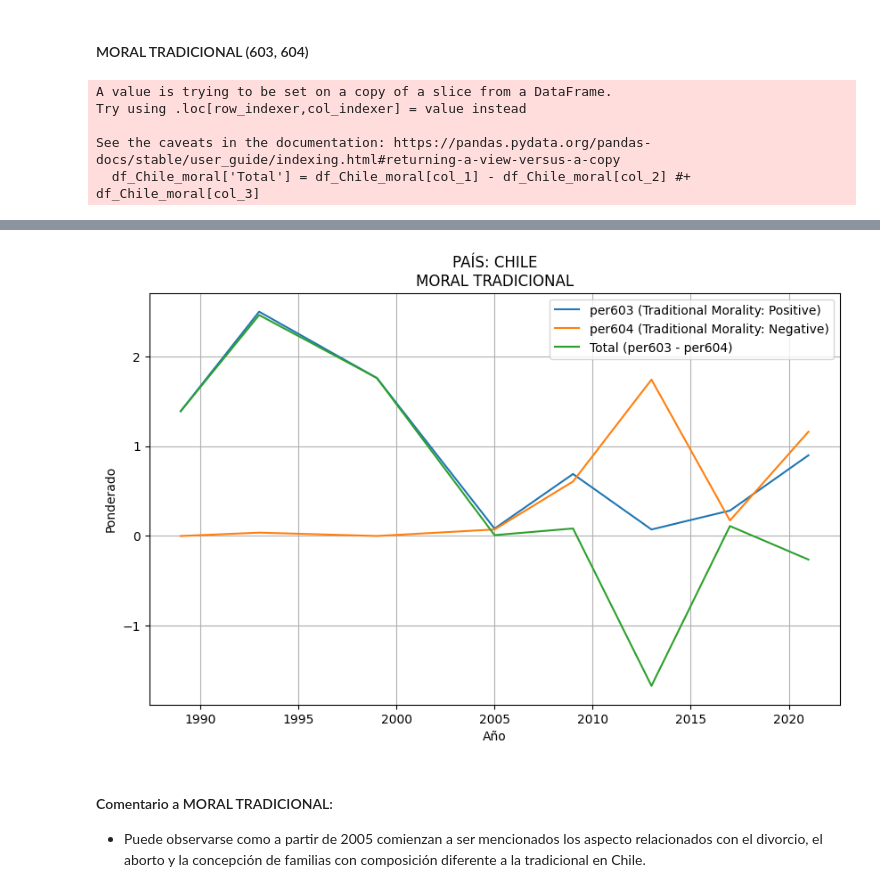
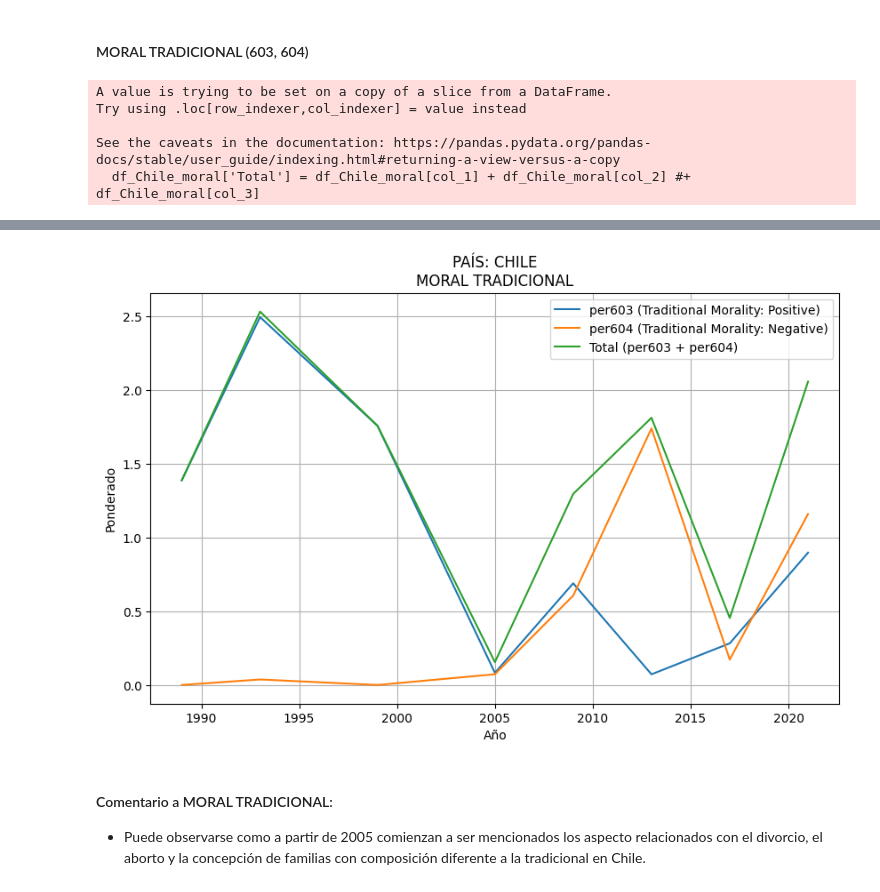
Before and after one commit to MatiasBunsterRaby/Capstone_git, a Jupyter notebook: notebooks/Pruebas_Chile.ipynb, the cells around one changed output, grey strips where cells are left out. Saved outputs shown, nothing was run; the diff lists cells and outputs as text; code cells hidden in the pictures.

```diff
--- a/notebooks/Pruebas_Chile.ipynb
+++ b/notebooks/Pruebas_Chile.ipynb
@@ -180,7 +180,7 @@ col_3 = 'per304'
 df_Chile_orden = df_Chile_ponderado[['agno', col_1, col_2, col_3]]
 
 # Add a new column 'Total' with the sum of columns
-df_Chile_orden['Total'] = df_Chile_orden[col_1] - df_Chile_orden[col_2] + df_Chile_orden[col_3]
+df_Chile_orden['Total'] = df_Chile_orden[col_1] + df_Chile_orden[col_2] + df_Chile_orden[col_3]
 
 # Get the column names excluding 'agno'
 columns_to_lookup = df_Chile_orden.columns[df_Chile_orden.columns != 'agno']
@@ -215,7 +215,7 @@ plt.plot(df_Chile_orden['agno'], df_Chile_orden['Total'], label=label_total)
 
 plt.xlabel('Año')
 plt.ylabel('Ponderado')
-plt.title(f'PAÍS: CHILE\n{tema} ({col_1} - {col_2} + {col_3})')
+plt.title(f'PAÍS: CHILE\n{tema} ({col_1} + {col_2} + {col_3})')
 plt.legend()
 plt.grid(True)
 plt.show()
@@ -307,7 +307,7 @@ col_2 = 'per608_3'
 df_Chile_poriginarios = df_Chile_ponderado[['agno', col_1, col_2]]
 
 # Add a new column 'Total' with the sum of columns
-df_Chile_poriginarios['Total'] = df_Chile_poriginarios[col_1] - df_Chile_poriginarios[col_2]
+df_Chile_poriginarios['Total'] = df_Chile_poriginarios[col_1] + df_Chile_poriginarios[col_2]
 
 # Get the column names excluding 'agno'
 columns_to_lookup = df_Chile_poriginarios.columns[df_Chile_poriginarios.columns != 'agno']
@@ -322,7 +322,7 @@ for col in columns_to_lookup:
 # Update the plot labels with details from the dictionary
 label_col_1 = f"{col_1} ({detalle_dominio_dict.get(col_1, 'No Info')})"
 label_col_2 = f"{col_2} ({detalle_dominio_dict.get(col_2, 'No Info')})"
-label_total = f"Total ({col_1} - {col_2})"
+label_total = f"Total ({col_1} + {col_2})"
 
 texto_md = """<div style="display: flex; justify-content: space-between;">
   <img src="../assets/per607_3.png" alt="" width="550"></div>
@@ -495,7 +495,7 @@ col_2 = 'per604'
 df_Chile_moral = df_Chile_ponderado[['agno', col_1, col_2]] #col_3
 
 # Add a new column 'Total' with the sum of columns
-df_Chile_moral['Total'] = df_Chile_moral[col_1] - df_Chile_moral[col_2] #+ df_Chile_moral[col_3]
+df_Chile_moral['Total'] = df_Chile_moral[col_1] + df_Chile_moral[col_2] #+ df_Chile_moral[col_3]
 
 # Get the column names excluding 'agno'
 columns_to_lookup = df_Chile_moral.columns[df_Chile_moral.columns != 'agno']
@@ -511,37 +511,37 @@ for col in columns_to_lookup:
 label_col_1 = f"{col_1} ({detalle_dominio_dict.get(col_1, 'No Info')})"
 label_col_2 = f"{col_2} ({detalle_dominio_dict.get(col_2, 'No Info')})"
 #label_col_3 = f"{col_3} ({detalle_dominio_dict.get(col_3, 'No Info')})"
-label_total = f"Total ({col_1} - {col_2})" # + {col_3})"
+label_total = f"Total ({col_1} + {col_2})" # + {col_3})"
 
 texto_md = """<div style="display: flex; justify-content: space-between;">
   <img src="../assets/per603_604.png" alt="" width="550"></div>
 </div>
 """
 display(Markdown(texto_md))
 
 # Plot columns
 plt.figure(figsize=(10, 6))
 plt.plot(df_Chile_moral['agno'], df_Chile_moral[col_1], label=label_col_1)
 plt.plot(df_Chile_moral['agno'], df_Chile_moral[col_2], label=label_col_2)
 #plt.plot(df_Chile_moral['agno'], df_Chile_moral[col_3], label=label_col_3)
 plt.plot(df_Chile_moral['agno'], df_Chile_moral['Total'], label=label_total)
 
 plt.xlabel('Año')
 plt.ylabel('Ponderado')
 plt.title(f'PAÍS: CHILE\n{tema}')
 plt.legend()
 plt.grid(True)
 plt.show()
 # %% [output]
 A value is trying to be set on a copy of a slice from a DataFrame.
 Try using .loc[row_indexer,col_indexer] = value instead
 
 See the caveats in the documentation: https://pandas.pydata.org/pandas-docs/stable/user_guide/indexing.html#returning-a-view-versus-a-copy
-  df_Chile_moral['Total'] = df_Chile_moral[col_1] - df_Chile_moral[col_2] #+ df_Chile_moral[col_3]
+  df_Chile_moral['Total'] = df_Chile_moral[col_1] + df_Chile_moral[col_2] #+ df_Chile_moral[col_3]
 <div style="display: flex; justify-content: space-between;">
   <img src="../assets/per603_604.png" alt="" width="550"></div>
 </div>
-[figure, old version]
+[figure, new version]
 # %% [markdown]
 #### Comentario a MORAL TRADICIONAL:
 * Puede observarse como a partir de 2005 comienzan a ser mencionados los aspecto relacionados con el divorcio, el aborto y la concepción de familias con composición diferente a la tradicional en Chile.
```
Also changed, not shown: parts of 13 cells of this notebook.
